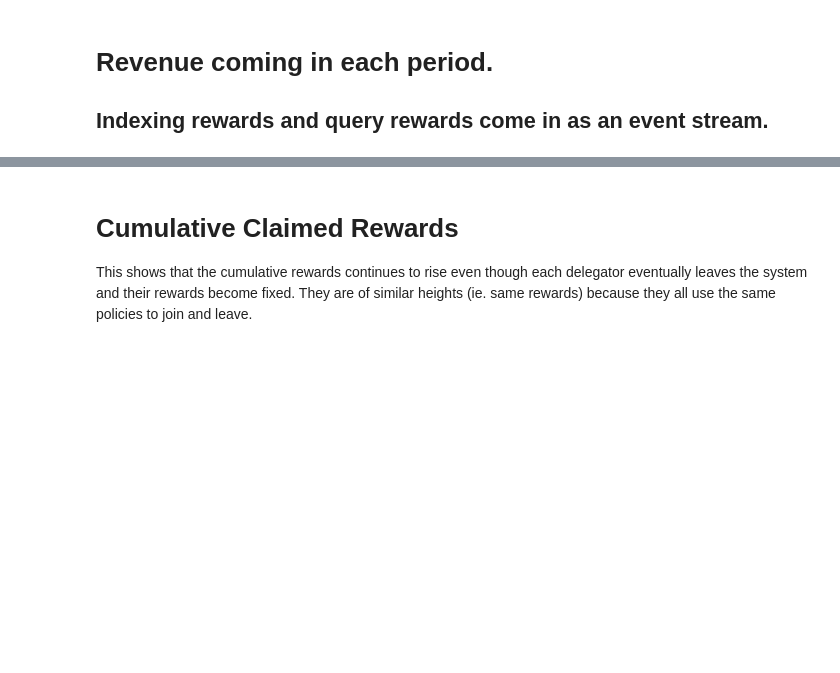
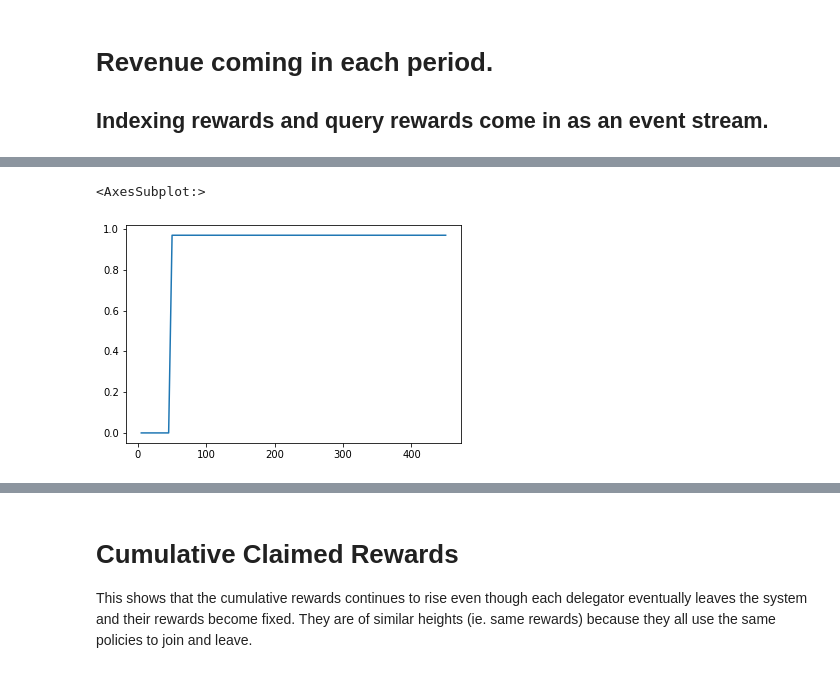
Before and after one commit to BlockScience/TheGraph, a Jupyter notebook: indexer_experiment.ipynb, the cells around one changed output, grey strips where cells are left out. Cells and saved outputs as stored; diff of their text form; code cells hidden in the pictures; blank space fills up the shorter version.

```diff
--- a/indexer_experiment.ipynb
+++ b/indexer_experiment.ipynb
@@ -83,0 +91,5 @@ time: 359 ms (started: 2021-08-03 09:08:23 -04:00)
+# %%
+df.query_revenue.astype(float).plot()
+# %% [output]
+<AxesSubplot:>
+[figure, added]
```
Also changed, not shown: parts of 20 cells of this notebook, 3 other files.
